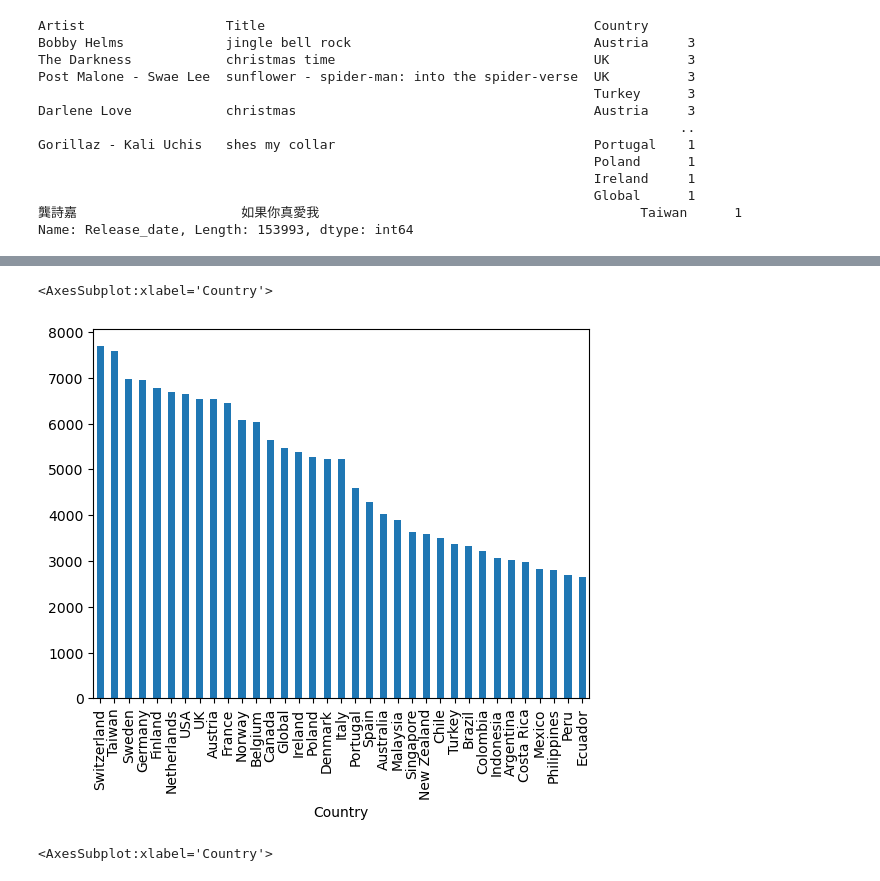
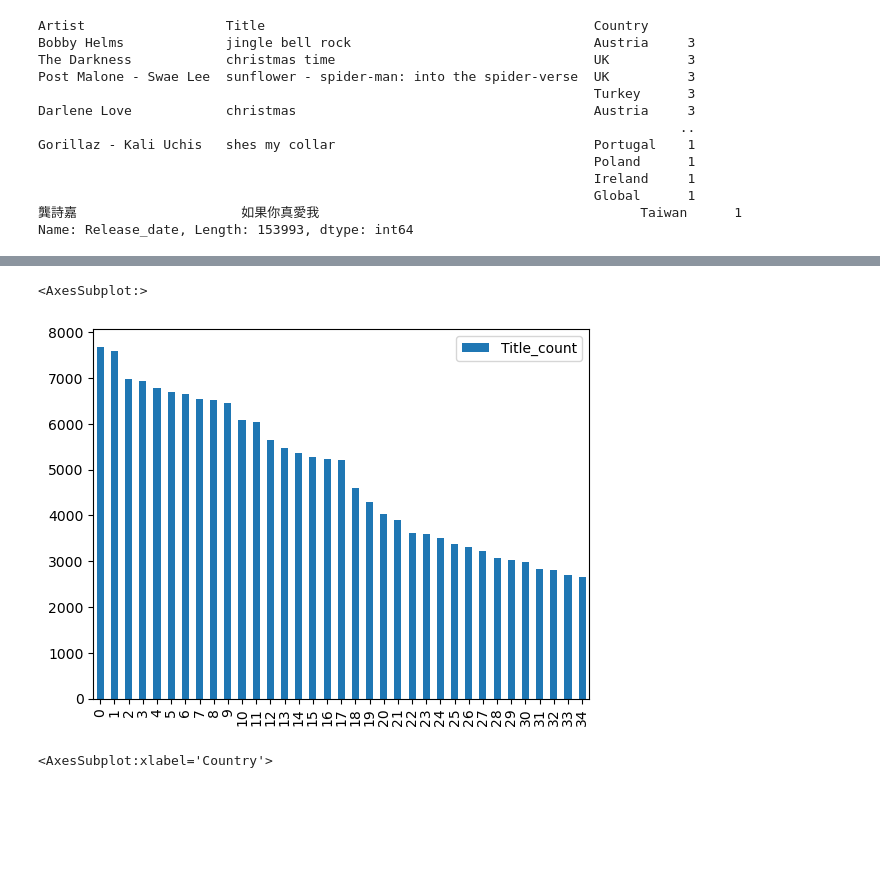
Before and after one commit to infoshareacademy/JDSZR11-chubs_chubs, a Jupyter notebook: Procject_Python_Spotyfiy/Spotyfie_v2.ipynb, the cells around one changed output, grey strips where cells are left out. Saved outputs shown, nothing was run; the diff lists cells and outputs as text; code cells hidden in the pictures; blank space fills up the shorter version.

```diff
--- a/Procject_Python_Spotyfiy/Spotyfie_v2.ipynb
+++ b/Procject_Python_Spotyfiy/Spotyfie_v2.ipynb
@@ -189,9 +200,9 @@ df.head()
 # %%
-by_country = df.groupby(['Country'])['Title'].count().sort_values(ascending=False)
+by_country = df.groupby(['iso_alpha'])['Title'].count().sort_values(ascending=False).reset_index(name = 'Title_count')
 by_country.plot(kind = 'bar')
 # %% [output]
-<AxesSubplot:xlabel='Country'>
+<AxesSubplot:>
-[figure, old version]
+[figure, new version]
 # %%
 by_country =df.groupby(['Country'])['Release_date'].count().sort_values(ascending=False)
 by_country.plot(rot = 90)
```
Also changed, not shown: parts of 14 cells of this notebook.
